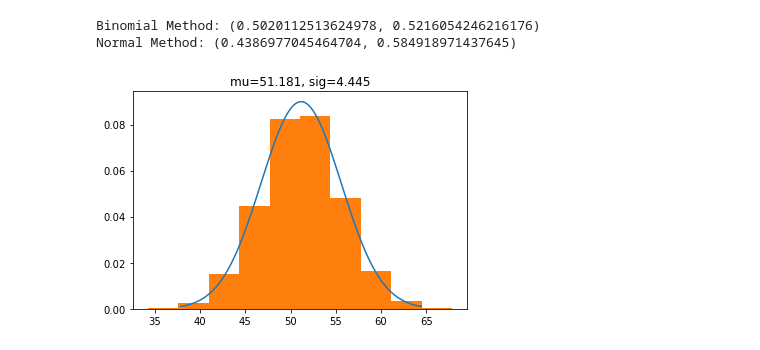
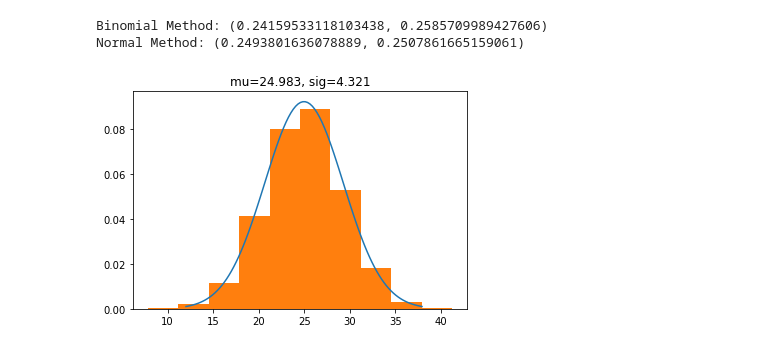
Before and after one commit to skoeb/edx_algorithms, a Jupyter notebook: stats/hypothesis_testing.ipynb, the cells around one changed output. Saved outputs shown, nothing was run; the diff lists cells and outputs as text; code cells hidden in the pictures.

```diff
--- a/stats/hypothesis_testing.ipynb
+++ b/stats/hypothesis_testing.ipynb
@@ -3,50 +3,51 @@ from scipy.stats import binom, bernoulli, norm
 import numpy as np
 import matplotlib.pyplot as plt
 # %%
+# binomial distributions
 n = 100
-p = 0.5
+p = 0.25
 rv = binom(n, p)
 
 # x = np.arange(binom.ppf(0.01, n, p), binom.ppf(0.99, n, p))
 bi = binom(n, p)
-samples = bi.rvs(1000)
-b_mu = samples.mean()
-b_sig = samples.std()
+samples = bi.rvs(100000)
+mu = samples.mean()
+sig = samples.std()
 
 x = np.linspace(mu - 3*sig, mu + 3*sig, 100)
 y = norm.pdf(x, mu, sig)
 rvs = norm.rvs(mu, sig, 10000)
-mu = rvs.mean()
-sig = rvs.std()
 
 fig, ax = plt.subplots()
 ax.plot(x, y)
 ax.hist(rvs, density=True)
 ax.set_title(f"mu={round(mu, 3)}, sig={round(sig, 3)}")
 
-def binom_conf_interval(rvs, conf=0.95):
-    n = len(rvs)
-    phat = rvs.mean() / 100
-    constant = np.sqrt((phat*(1-phat)) / n)
+def prop_conf_interval(rvs, n=100, conf=0.95):
+    """Calculate Confidence Intervals for proportion."""
+    samples = len(rvs)
+    phat = rvs.mean() / n
+    constant = np.sqrt((phat*(1-phat)) / samples)
     probit = (1 - 0.95) * 0.5 # (1 - desired error) * 0.5
     ci = np.abs(norm.ppf(probit))
     lower = phat - (ci * constant)
     upper = phat + (ci * constant)
     return (lower, upper)
 
 def norm_conf_interval(rvs, conf=0.95):
+    """Calculate Confidence Intervals for normal continuous data."""
     n = len(rvs)
     phat = rvs.mean() / 100
-    sig = rvs.std()
+    sig = rvs.std() / 100
     constant = sig / np.sqrt(n)
     ci = np.abs(norm.ppf(conf))
     lower = phat - (ci * constant)
     upper = phat + (ci * constant)
     return (lower, upper)
 
-print('Binomial Method:', binom_conf_interval(rvs))
+print('Binomial Method:', prop_conf_interval(rvs))
 print('Normal Method:', norm_conf_interval(rvs))
 # %% [output]
-Binomial Method: (0.5020112513624978, 0.5216054246216176)
-Normal Method: (0.4386977045464704, 0.584918971437645)
+Binomial Method: (0.24159533118103438, 0.2585709989427606)
+Normal Method: (0.2493801636078889, 0.2507861665159061)
-[figure, old version]
+[figure, new version]
```
Also changed, not shown: parts of 24 cells of this notebook, 1 other file.
